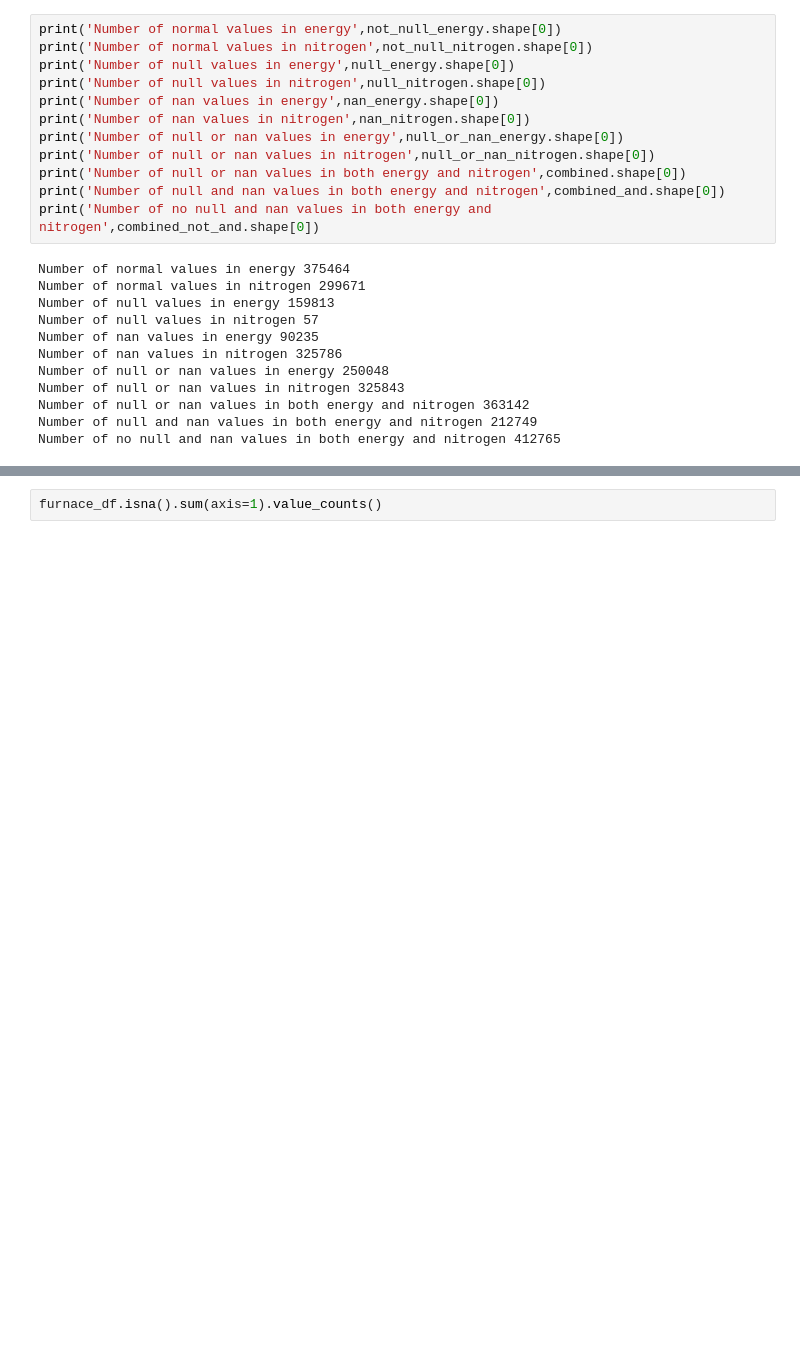
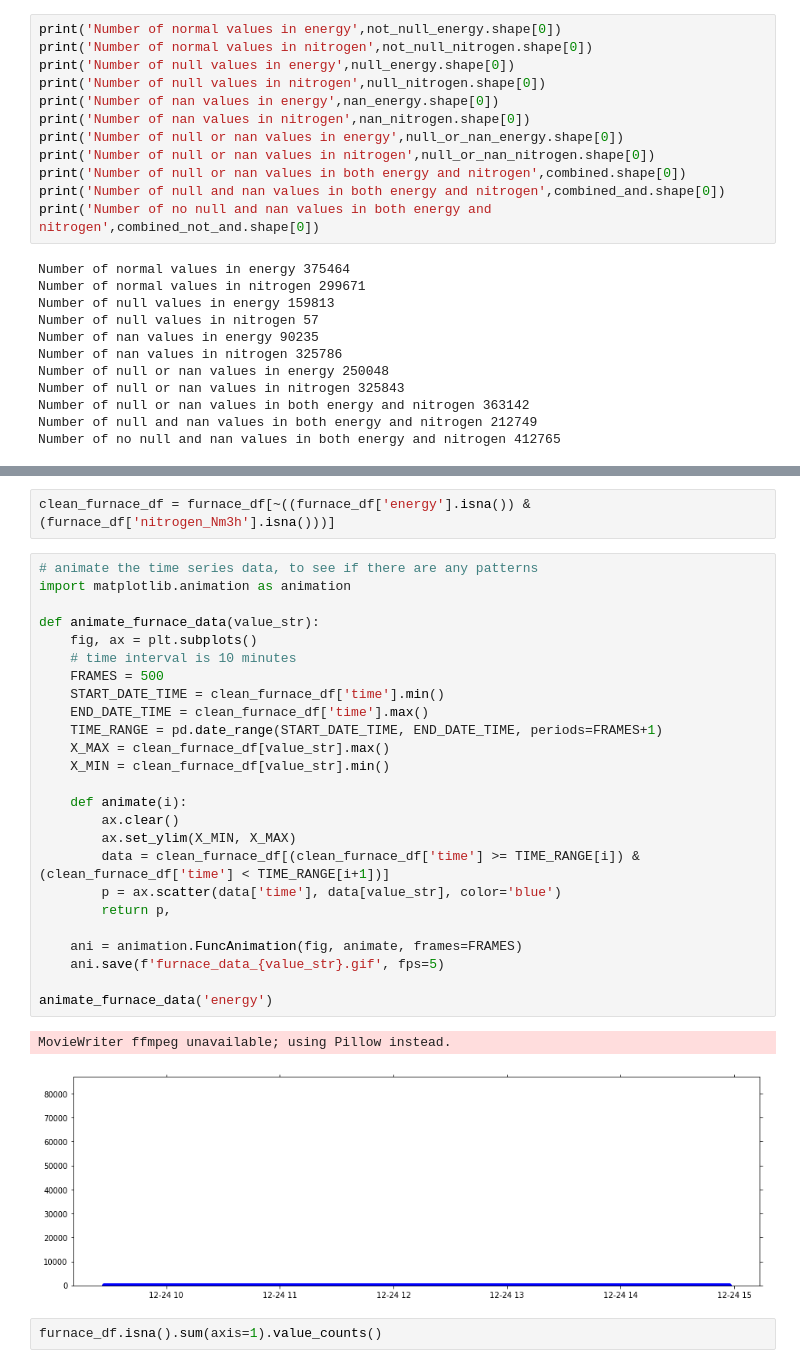
Before and after one commit to ostoll-dev/AICD_Group_J, a Jupyter notebook: data_exploration.ipynb, the cells around one changed output, grey strips where cells are left out. Saved outputs shown, nothing was run; the diff lists cells and outputs as text; blank space fills up the shorter version.

```diff
--- a/data_exploration.ipynb
+++ b/data_exploration.ipynb
@@ -67,3 +76,33 @@ combined_not_and.plot(x='time', y='nitrogen_Nm3h', title='Nitrogen')
+# %%
+clean_furnace_df = furnace_df[~((furnace_df['energy'].isna()) & (furnace_df['nitrogen_Nm3h'].isna()))]
+# %%
+# animate the time series data, to see if there are any patterns
+import matplotlib.animation as animation
+
+def animate_furnace_data(value_str):
+    fig, ax = plt.subplots()
+    # time interval is 10 minutes
+    FRAMES = 500
+    START_DATE_TIME = clean_furnace_df['time'].min()
+    END_DATE_TIME = clean_furnace_df['time'].max()
+    TIME_RANGE = pd.date_range(START_DATE_TIME, END_DATE_TIME, periods=FRAMES+1)
+    X_MAX = clean_furnace_df[value_str].max()
+    X_MIN = clean_furnace_df[value_str].min()
+
+    def animate(i):
+        ax.clear()
+        ax.set_ylim(X_MIN, X_MAX)
+        data = clean_furnace_df[(clean_furnace_df['time'] >= TIME_RANGE[i]) & (clean_furnace_df['time'] < TIME_RANGE[i+1])]
+        p = ax.scatter(data['time'], data[value_str], color='blue')
+        return p,
+
+    ani = animation.FuncAnimation(fig, animate, frames=FRAMES)
+    ani.save(f'furnace_data_{value_str}.gif', fps=5)
+
+animate_furnace_data('energy')
+# %% [output]
+MovieWriter ffmpeg unavailable; using Pillow instead.
+[figure, added]
 # %%
 furnace_df.isna().sum(axis=1).value_counts()
 # %% [output]
```
Also changed, not shown: parts of 2 cells of this notebook, 2 other files.
